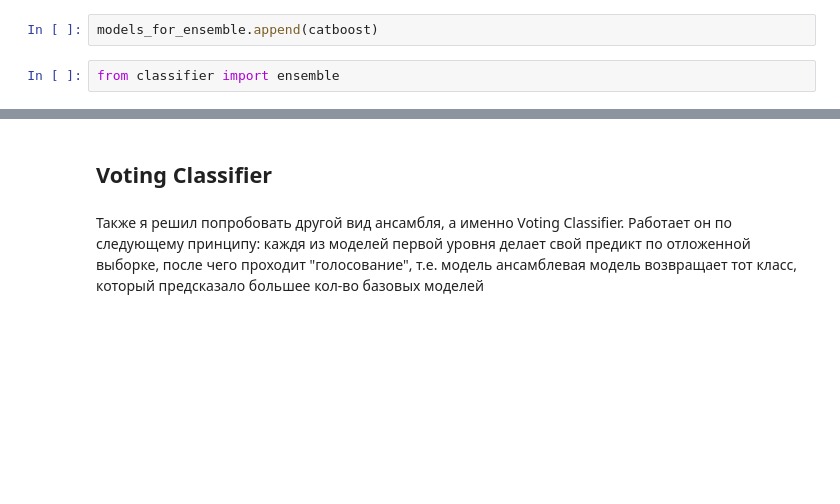
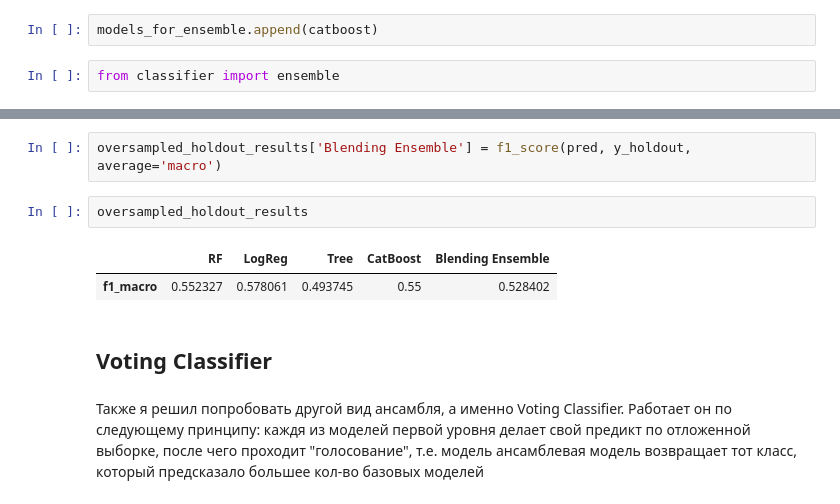
Before and after one commit to umbilnm/coursework, a Jupyter notebook: pipeline.ipynb, the cells around one changed output, grey strips where cells are left out. Drawn from its saved outputs; the diff is of its cells as text; blank space fills up the shorter version.

```diff
--- a/pipeline.ipynb
+++ b/pipeline.ipynb
@@ -852,3 +765,10 @@ weighted avg       0.72      0.68      0.69        92
+# %%
+oversampled_holdout_results['Blending Ensemble'] = f1_score(pred, y_holdout, average='macro')
+# %%
+oversampled_holdout_results
+# %% [output]
+|  | RF | LogReg | Tree | CatBoost | Blending Ensemble |
+| f1_macro | 0.552327 | 0.578061 | 0.493745 | 0.55 | 0.528402 |
 # %% [markdown]
 ## Voting Classifier
 # %% [markdown]
```
Also changed, not shown: parts of 46 cells of this notebook.
